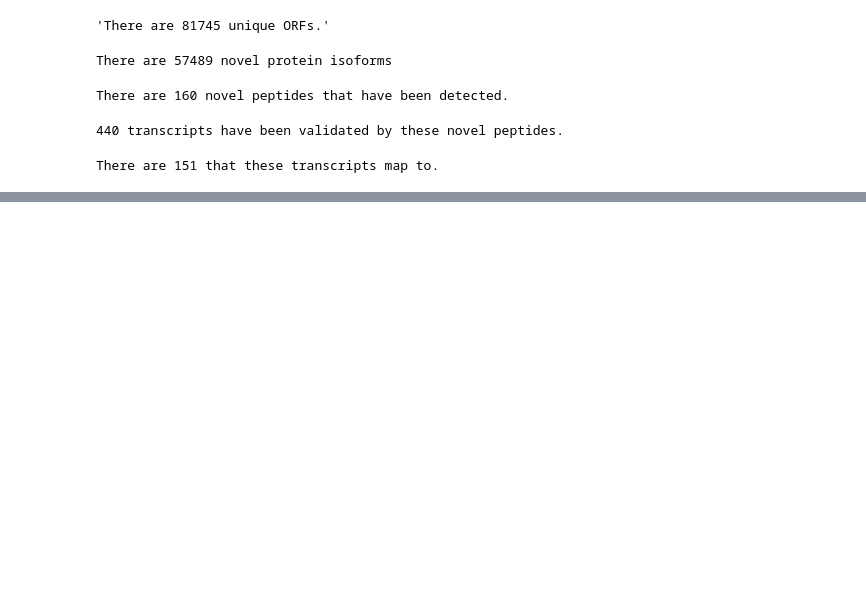
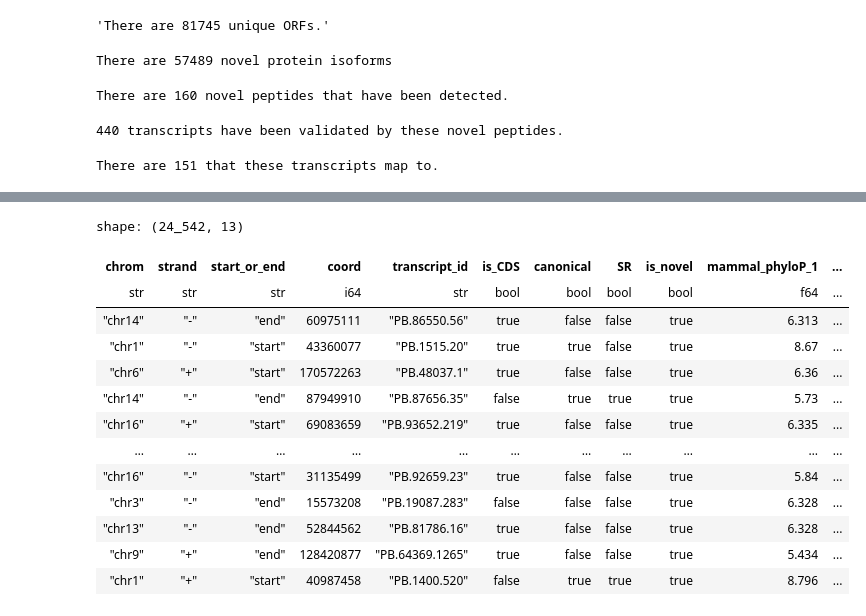
Before and after one commit to nuoxuxu/SFARI, a Jupyter notebook: notebooks/proteome_summary.ipynb, the cells around one changed output, grey strips where cells are left out. Cells and saved outputs as stored; diff of their text form; code cells hidden in the pictures; blank space fills up the shorter version.

```diff
--- a/notebooks/proteome_summary.ipynb
+++ b/notebooks/proteome_summary.ipynb
@@ -158,0 +283,33 @@ df = final_classification.filter(pl.col("structural_category")=="fusion")
+# %%
+novel_ss = ORFanage_ss\
+    .filter(
+        pl.col("is_novel"),
+        pl.col("mammal_phyloP_1") > 5
+    )\
+    .with_columns(
+        start = pl.when(pl.col("start_or_end")=="start")\
+            .then(pl.col("coord"))\
+            .when(pl.col("start_or_end")=="end")\
+            .then(pl.col("coord") - 1),
+        end = pl.when(pl.col("start_or_end")=="start")\
+            .then(pl.col("coord") + 1)\
+            .when(pl.col("start_or_end")=="end")\
+            .then(pl.col("coord"))
+    )
+# %%
+novel_ss
+# %% [output]
+shape: (24_542, 13)
+| chrom | strand | start_or_end | coord | transcript_id | is_CDS | canonical | SR | is_novel | mammal_phyloP_1 | ... |
+| str | str | str | i64 | str | bool | bool | bool | bool | f64 | ... |
+| "chr14" | "-" | "end" | 60975111 | "PB.86550.56" | true | false | false | true | 6.313 | ... |
+| "chr1" | "-" | "start" | 43360077 | "PB.1515.20" | true | true | false | true | 8.67 | ... |
+| "chr6" | "+" | "start" | 170572263 | "PB.48037.1" | true | false | false | true | 6.36 | ... |
+| "chr14" | "-" | "end" | 87949910 | "PB.87656.35" | false | true | true | true | 5.73 | ... |
+| "chr16" | "+" | "start" | 69083659 | "PB.93652.219" | true | false | false | true | 6.335 | ... |
+| … | … | … | … | … | … | … | … | … | … | ... |
+| "chr16" | "-" | "start" | 31135499 | "PB.92659.23" | true | false | false | true | 5.84 | ... |
+| "chr3" | "-" | "end" | 15573208 | "PB.19087.283" | false | false | false | true | 6.328 | ... |
+| "chr13" | "-" | "end" | 52844562 | "PB.81786.16" | true | false | false | true | 6.328 | ... |
+| "chr9" | "+" | "end" | 128420877 | "PB.64369.1265" | true | false | false | true | 5.434 | ... |
+| "chr1" | "+" | "start" | 40987458 | "PB.1400.520" | false | true | true | true | 8.796 | ... |
```
Also changed, not shown: parts of 50 cells of this notebook, 19 other files.
